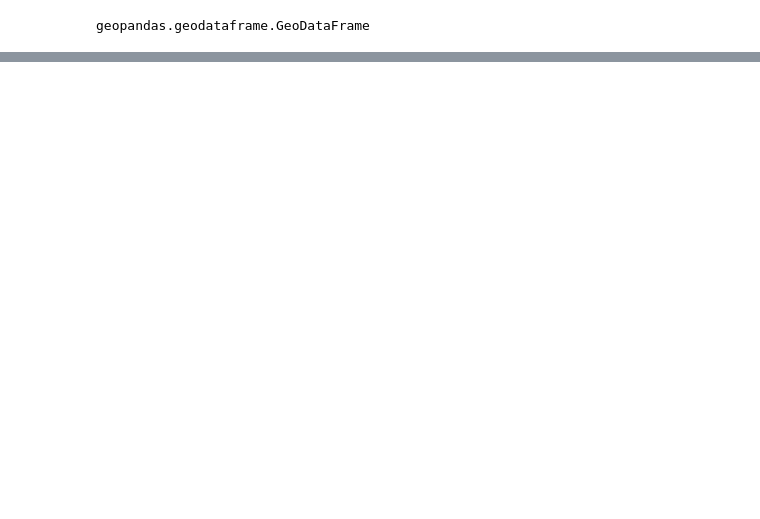
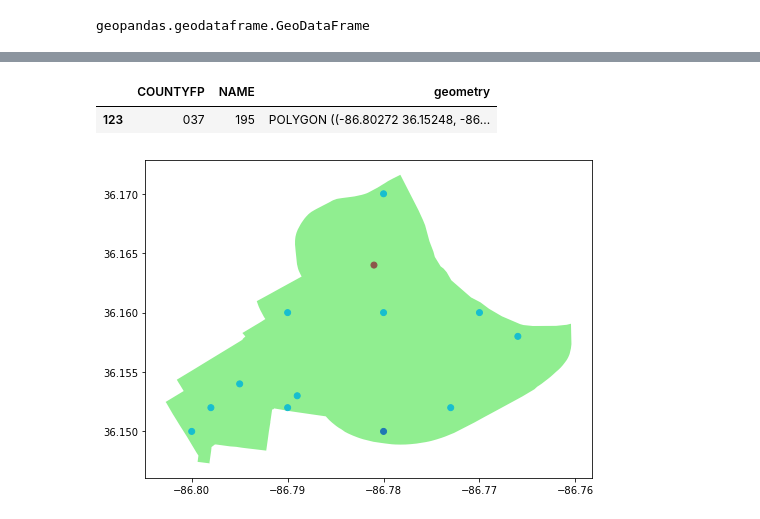
Before and after one commit to nss-data-science-cohort-5/geospatial_api-silver-sharks, a Jupyter notebook: Project2_Group_Conrad.ipynb, the cells around one changed output, grey strips where cells are left out. Drawn from its saved outputs; the diff is of its cells as text; code cells hidden in the pictures; blank space fills up the shorter version.

```diff
--- a/Project2_Group_Conrad.ipynb
+++ b/Project2_Group_Conrad.ipynb
@@ -56,0 +113,5 @@ geopandas.geodataframe.GeoDataFrame
+# %%
+burglary_by_tract = gpd.sjoin(burglary_geo, census_tract, op = 'within')
+# %%
+burglary_by_tract.drop_duplicates(subset='geometry', inplace=True)
+burglary_by_tract
@@ -56,0 +132,3 @@ geopandas.geodataframe.GeoDataFrame
+# %%
+burglaries_in_195 = burglary_by_tract.loc[burglary_by_tract['NAME'] == '195']
+burglaries_in_195
@@ -56,0 +150,12 @@ geopandas.geodataframe.GeoDataFrame
+# %%
+polygon195 = census_tract.loc[census_tract['NAME']=='195']
+polygon195
+# %% [output]
+|  | COUNTYFP | NAME | geometry |
+| 123 | 037 | 195 | POLYGON ((-86.80272 36.15248, -86... |
+# %%
+ax = polygon195.plot(figsize = (8, 10), color = 'lightgreen')
+burglaries_in_195.plot(ax = ax, column = 'offense_description')
+plt.show();
+# %% [output]
+[figure, added]
```
Also changed, not shown: parts of 9 cells of this notebook.
